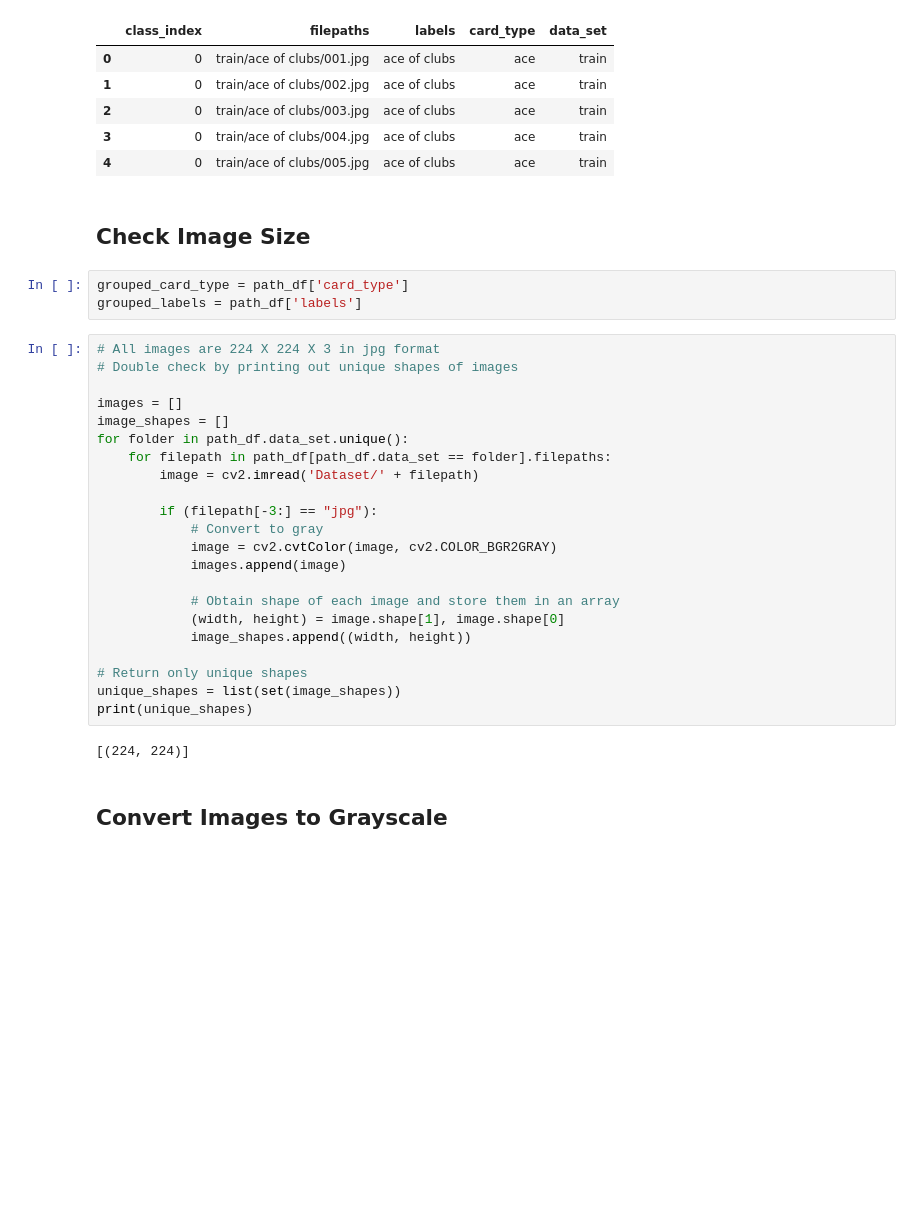
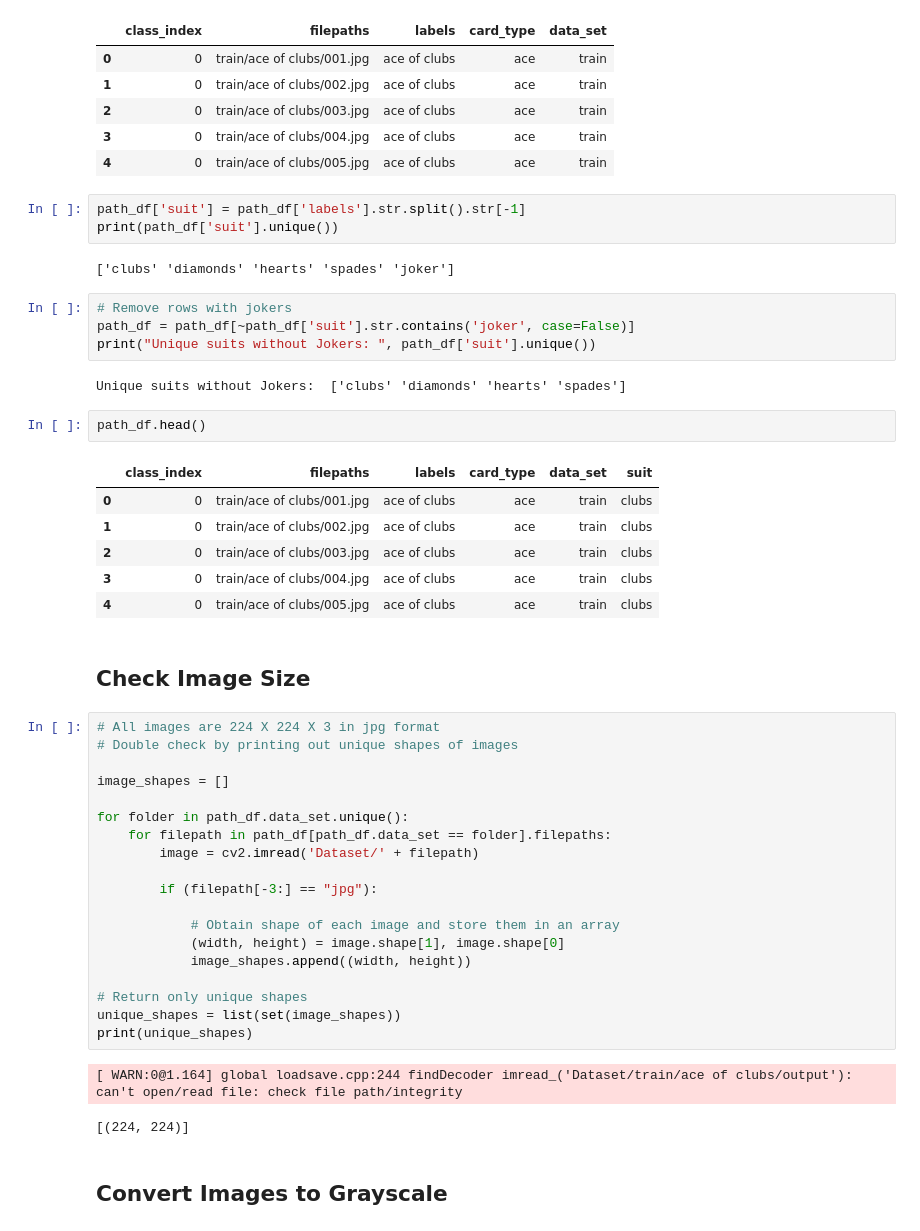
Before and after one commit to DianaLNguyen/ucb_mids_w281_project, a Jupyter notebook: pre_process_images.ipynb, the cells around one changed output. Cells and saved outputs as stored; diff of their text form; blank space fills up the shorter version.

```diff
--- a/pre_process_images.ipynb
+++ b/pre_process_images.ipynb
@@ -34,25 +45,39 @@ path_df.head()
 | 2 | 0 | train/ace of clubs/003.jpg | ace of clubs | ace | train |
 | 3 | 0 | train/ace of clubs/004.jpg | ace of clubs | ace | train |
 | 4 | 0 | train/ace of clubs/005.jpg | ace of clubs | ace | train |
+# %%
+path_df['suit'] = path_df['labels'].str.split().str[-1]
+print(path_df['suit'].unique())
+# %% [output]
+['clubs' 'diamonds' 'hearts' 'spades' 'joker']
+# %%
+# Remove rows with jokers
+path_df = path_df[~path_df['suit'].str.contains('joker', case=False)]
+print("Unique suits without Jokers: ", path_df['suit'].unique())
+# %% [output]
+Unique suits without Jokers:  ['clubs' 'diamonds' 'hearts' 'spades']
+# %%
+path_df.head()
+# %% [output]
+|  | class_index | filepaths | labels | card_type | data_set | suit |
+| 0 | 0 | train/ace of clubs/001.jpg | ace of clubs | ace | train | clubs |
+| 1 | 0 | train/ace of clubs/002.jpg | ace of clubs | ace | train | clubs |
+| 2 | 0 | train/ace of clubs/003.jpg | ace of clubs | ace | train | clubs |
+| 3 | 0 | train/ace of clubs/004.jpg | ace of clubs | ace | train | clubs |
+| 4 | 0 | train/ace of clubs/005.jpg | ace of clubs | ace | train | clubs |
 # %% [markdown]
 ## Check Image Size
-# %%
-grouped_card_type = path_df['card_type']
-grouped_labels = path_df['labels']
 # %%
 # All images are 224 X 224 X 3 in jpg format
 # Double check by printing out unique shapes of images
 
-images = []
 image_shapes = []
+
 for folder in path_df.data_set.unique():
     for filepath in path_df[path_df.data_set == folder].filepaths:
         image = cv2.imread('Dataset/' + filepath)
 
         if (filepath[-3:] == "jpg"):
-            # Convert to gray
-            image = cv2.cvtColor(image, cv2.COLOR_BGR2GRAY)
-            images.append(image)
 
             # Obtain shape of each image and store them in an array
             (width, height) = image.shape[1], image.shape[0]
@@ -62,7 +87,8 @@ for folder in path_df.data_set.unique():
 unique_shapes = list(set(image_shapes))
 print(unique_shapes)
 # %% [output]
-[(224, 224)]
+[ WARN:0@1.164] global loadsave.cpp:244 findDecoder imread_('Dataset/train/ace of clubs/output'): can't open/read file: check file path/integrity
+[(224, 224)]
 # %% [markdown]
 ## Convert Images to Grayscale
 # %%
```
Also changed, not shown: parts of 42 cells of this notebook.
